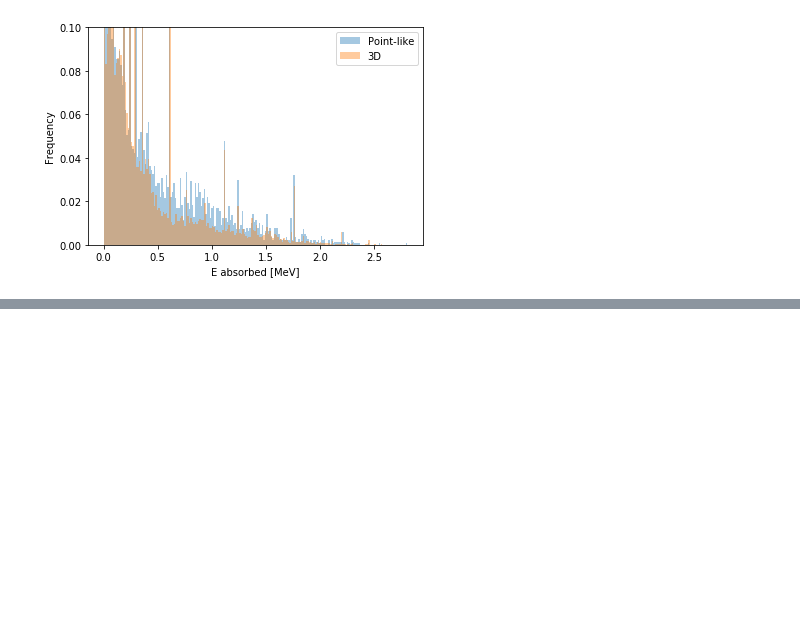
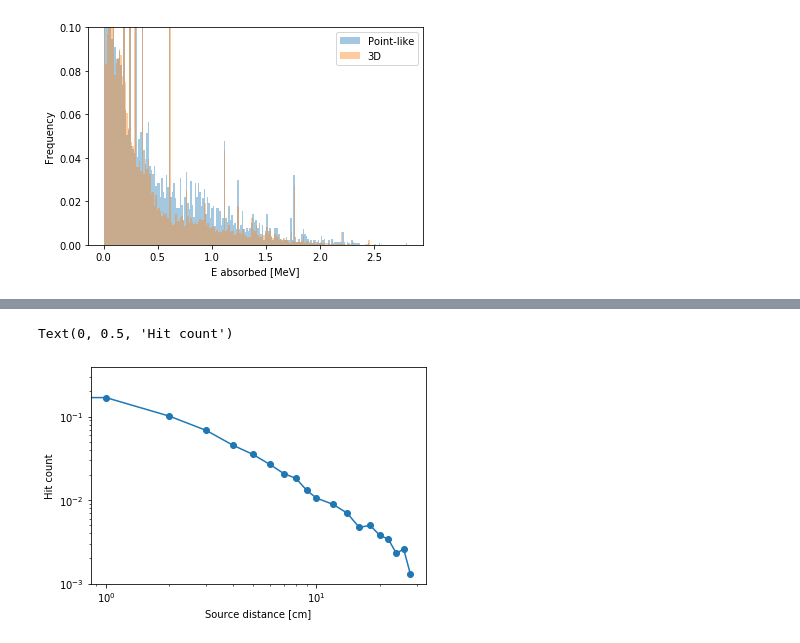
Before and after one commit to Balazzs/HPGECalorimeter, a Jupyter notebook: Analysis.ipynb, the cells around one changed output, grey strips where cells are left out. Cells and saved outputs as stored; diff of their text form; code cells hidden in the pictures; blank space fills up the shorter version.

Commit message:
analysis for new runs (not in final folder yet)

```diff
--- a/Analysis.ipynb
+++ b/Analysis.ipynb
@@ -68,12 +68,15 @@ def read_distance_folders (base_folder_name, dists, num_threads=4):
 
     return datas
 # %%
-def read_distance_vs_hits(base_folder_name="./distance", dists= list(range(0, 20)) + list(range(20, 100, 5)), num_threads=4):
+def default_photopeak_hit_function (energy):
+    return (energy > energy.max() * 0.95).sum()
+
+def read_distance_vs_hits(base_folder_name="./distance", dists= list(range(0, 20)) + list(range(20, 100, 5)), num_threads=4, hit_function = default_photopeak_hit_function):
     hits  = []
 
     for dist in dists:
         data = read_with_angle (base_folder_name + "/%i/" % dist, num_threads=num_threads)
-        hits.append((data["Energy"] > data["Energy"].max() * 0.95).sum())
+        hits.append(hit_function(data["Energy"]))
     return dists, hits
 # %% [markdown]
 ### Helper functions
@@ -773,0 +792,24 @@ plt.savefig("figures/real_geom_simdecay_sample_5cm.svg", bbox_inches="tight")
+# %%
+def photopeak_hit (energy):
+    return count_hit_ratio_around_peaks(energy)[:, 1].sum()
+
+def full_hit(E_cutoff):
+    def func(data):
+        return (data > E_cutoff).sum()
+    return func
+# %%
+dists_table_photo, hits_table_photo = read_distance_vs_hits(base_folder_name = "run/distance_table_real_geom",
+                                                            dists            = list(range(0, 10)) + list(range(10, 30, 2)),
+                                                            num_threads      = 8,
+                                                            hit_function     = photopeak_hit)
+
+plt.plot(dists_table_photo, hits_table_photo, "o-")
+
+plt.yscale("log")
+plt.xscale("log")
+plt.xlabel("Source distance [cm]")
+plt.ylabel("Hit count")
+#plt.savefig("distance_vs_hits.svg")
+# %% [output]
+Text(0, 0.5, 'Hit count')
+[figure, added]
```
Also changed, not shown: parts of 12 cells of this notebook, 3 other files.
